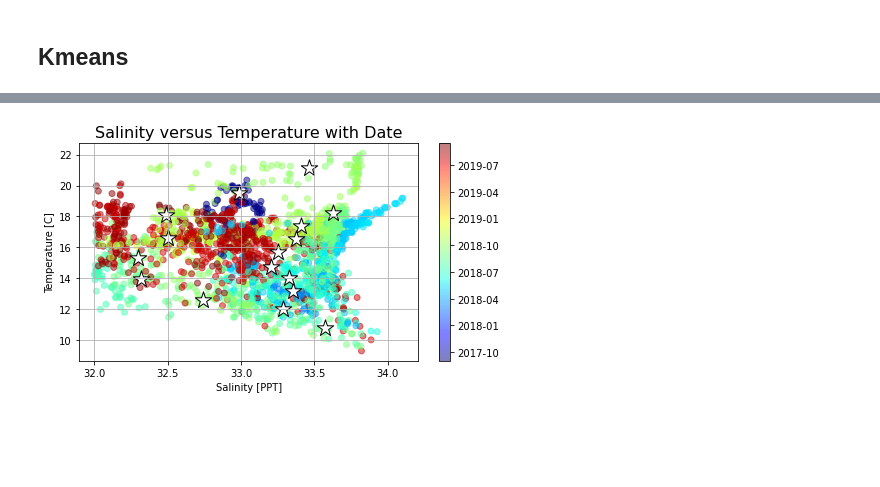
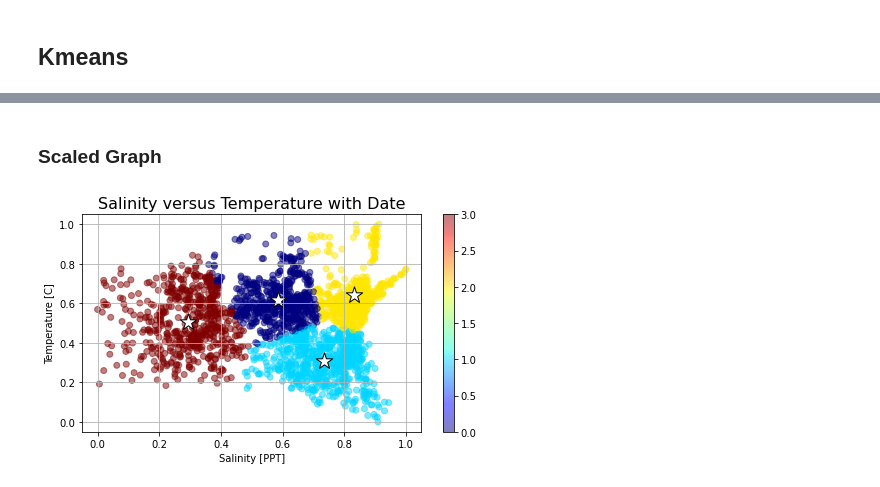
Before and after one commit to marisolgr/2022_SummerInternship_FarallonInstitute, a Jupyter notebook: will/TS _Clustering.ipynb, the cells around one changed output, grey strips where cells are left out. Saved outputs shown, nothing was run; the diff lists cells and outputs as text; code cells hidden in the pictures; blank space fills up the shorter version.

Commit message:
Added Scaling and Colored Clusters

```diff
--- a/will/TS _Clustering.ipynb
+++ b/will/TS _Clustering.ipynb
@@ -206,3 +173,5 @@ array([[16.63336627, 32.26855529],
 # %%
-#scaler = StandardScaler()
-#scaled_features = scaler.fit_transform(features)
+#feature scaling
+scaler = MinMaxScaler()
+scaled_features = scaler.fit_transform(ds4)
+scaled_features
@@ -211,8 +188,10 @@ array([[16.63336627, 32.26855529],
 # create kmeans object
 kmeans = KMeans(init="random", n_clusters=4, n_init=10, max_iter=300, random_state=42)
 # fit kmeans object to data
-kmeans.fit(ds4)
-# print location of clusters learned by kmeans object
-print(kmeans.cluster_centers_[0][0])
+kmeans.fit(scaled_features)
+
 # save new clusters for chart
 #y_km = kmeans.fit(ds)
+
+#assigns each point to a cluster
+labels = kmeans.labels_
@@ -227,25 +232,28 @@ NameError: name 'x' is not defined
+# %% [markdown]
+### Scaled Graph
 # %%
 fig = plt.figure(figsize=(7.6,4))
-loc = mdates.AutoDateLocator()
-sc = plt.scatter(x = ds_filtered['SAL_CTD_MEAN'], y = ds_filtered['TEMP_CTD_MEAN'], c = ds_filtered['date'], cmap='jet', alpha = 0.5)
-clb = fig.colorbar(sc, ticks=loc, format=mdates.AutoDateFormatter(loc))
 
-#graph Centroids
-#plt.scatter(kmeans.cluster_centers_[)
+#plots data points
+sc = plt.scatter(x = scaled_features[:, 1], y = scaled_features[:, 0], c = labels, cmap='jet', alpha = 0.5)
+clb = fig.colorbar(sc)
+
+#plots Centroids
 plt.scatter(
     kmeans.cluster_centers_[:, 1], kmeans.cluster_centers_[:, 0],
     s=300, marker='*',
     c='white', edgecolor='black',
     label='centroids'
 )
-#ax.set_label('Date')
 
+#window dressing
 plt.title('Salinity versus Temperature with Date', fontdict = {'fontsize' : 16})
 plt.xlabel("Salinity [PPT]")
 plt.ylabel("Temperature [C]")
-plt.xticks(xaxis_val)
 plt.grid()
 
+
+
 plt.show()
 # %% [output]
-[figure, old version]
+[figure, new version]
```
Also changed, not shown: parts of 8 cells of this notebook.
